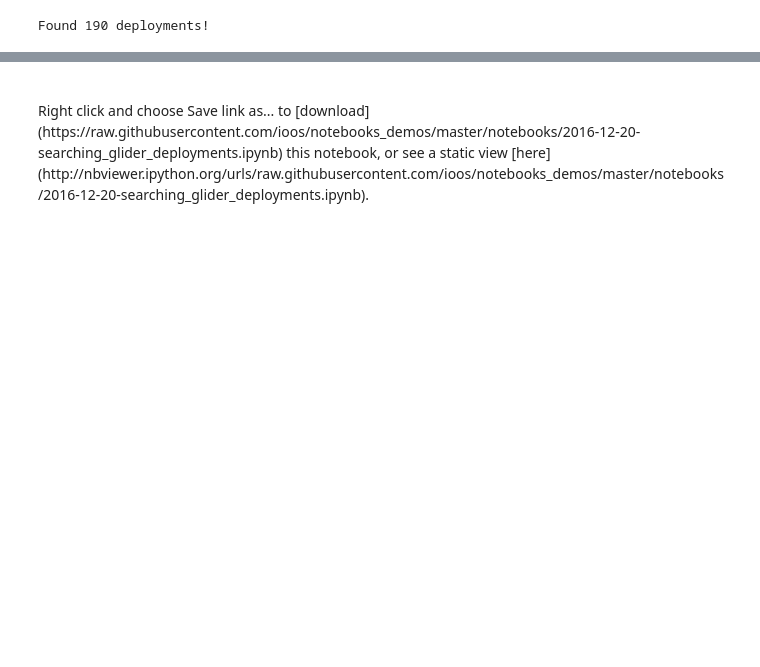
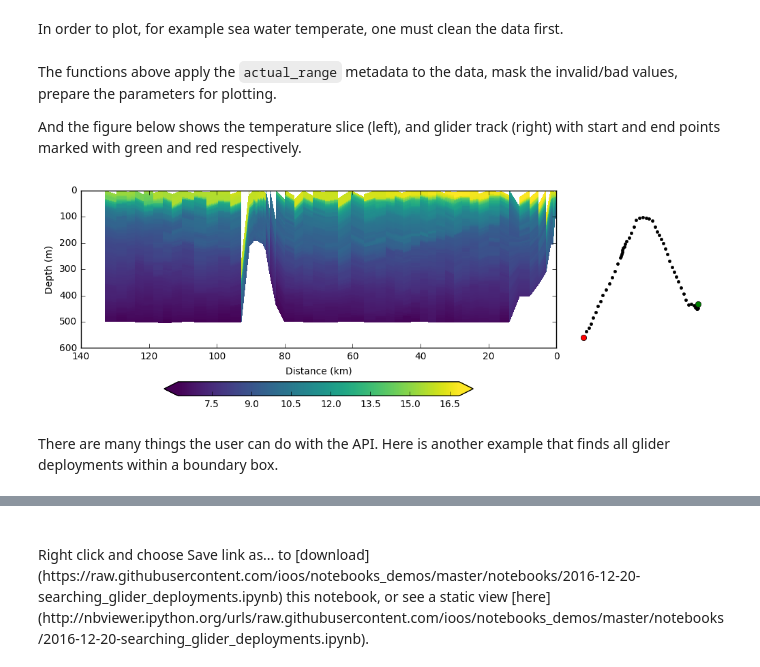
Before and after one commit to ioos/notebooks_demos, a Jupyter notebook: notebooks/2016-12-20-searching_glider_deployments.ipynb, the cells around one changed output, grey strips where cells are left out. Drawn from its saved outputs; the diff is of its cells as text; code cells hidden in the pictures; blank space fills up the shorter version.

```diff
--- a/notebooks/2016-12-20-searching_glider_deployments.ipynb
+++ b/notebooks/2016-12-20-searching_glider_deployments.ipynb
@@ -3,9 +9,11 @@ All of the deployment information can be found from our deployment API
 # %%
 import requests
 
-glider_deployments_url = 'http://data.ioos.us/gliders/providers/api/deployment'
+url = 'http://data.ioos.us/gliders/providers/api/deployment'
 
-response = requests.get(glider_deployments_url)
+response = requests.get(url)
 
-response.status_code
+res = response.json()
+
+print('Found {0} deployments!'.format(res['num_results']))
 # %% [output]
@@ -50,0 +23,6 @@ def fetch_trajectory(deployment):
+# %%
+deployments = res['results']
+
+deployment = deployments[-1]
+
+deployment
@@ -50,0 +50,15 @@ def fetch_trajectory(deployment):
+# %%
+import iris
+
+
+iris.FUTURE.netcdf_promote=True
+
+
+# Get this specific glider because it looks cool ;-)
+for deployment in deployments:
+    if deployment['name'] == 'sp064-20161214T1913':
+        url = deployment['dap']
+
+cubes = iris.load_raw(url)
+
+print(cubes)
@@ -50,0 +83,2 @@ def fetch_trajectory(deployment):
+# %% [markdown]
+In order to plot, for example sea water temperate, one must clean the data first.
@@ -51,3 +151,21 @@ def fetch_trajectory(deployment):
+# %% [markdown]
+The functions above apply the `actual_range` metadata to the data,
+mask the invalid/bad values,
+prepare the parameters for plotting.
+
+And the figure below shows the temperature slice (left), and glider track (right) with start and end points marked with green and red respectively.
+# %%
+%matplotlib inline
+
+temp = cubes.extract_strict('sea_water_temperature')
+
+fig, ax, cbar = plot_glider(temp, cmap=plt.cm.viridis,
+                            figsize=(9, 4.25), track_inset=True)
+# %% [output]
+[figure, added]
+# %% [markdown]
+There are many things the user can do with the API.
+Here is another example that finds all glider deployments within a boundary box.
 # %%
 bbox = [
     [-125.72, 32.60],
@@ -58,4 +173,0 @@ res = response.json()
-# %%
-print('Found {0} deployments!'.format(res['num_results']))
-# %% [output]
-Found 190 deployments!
```
Also changed, not shown: parts of 24 cells of this notebook.
